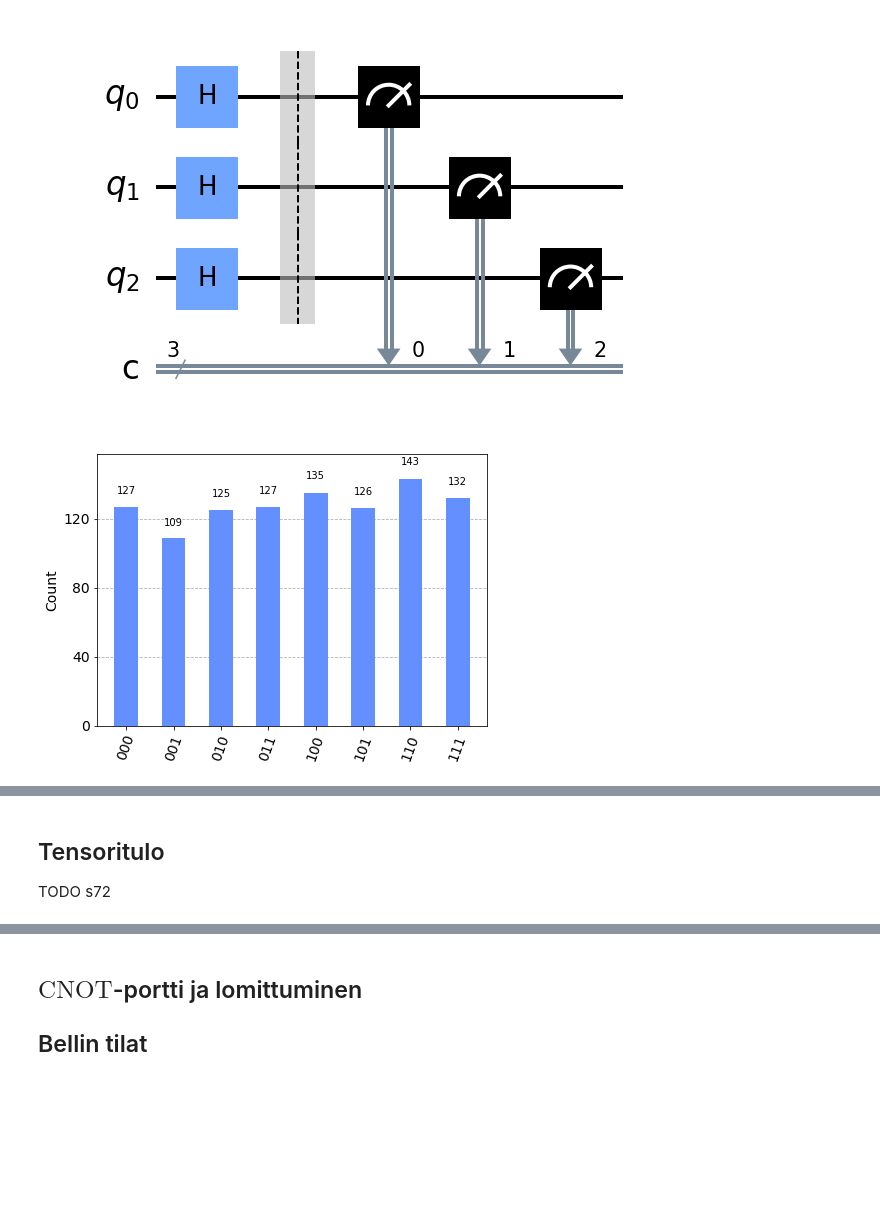
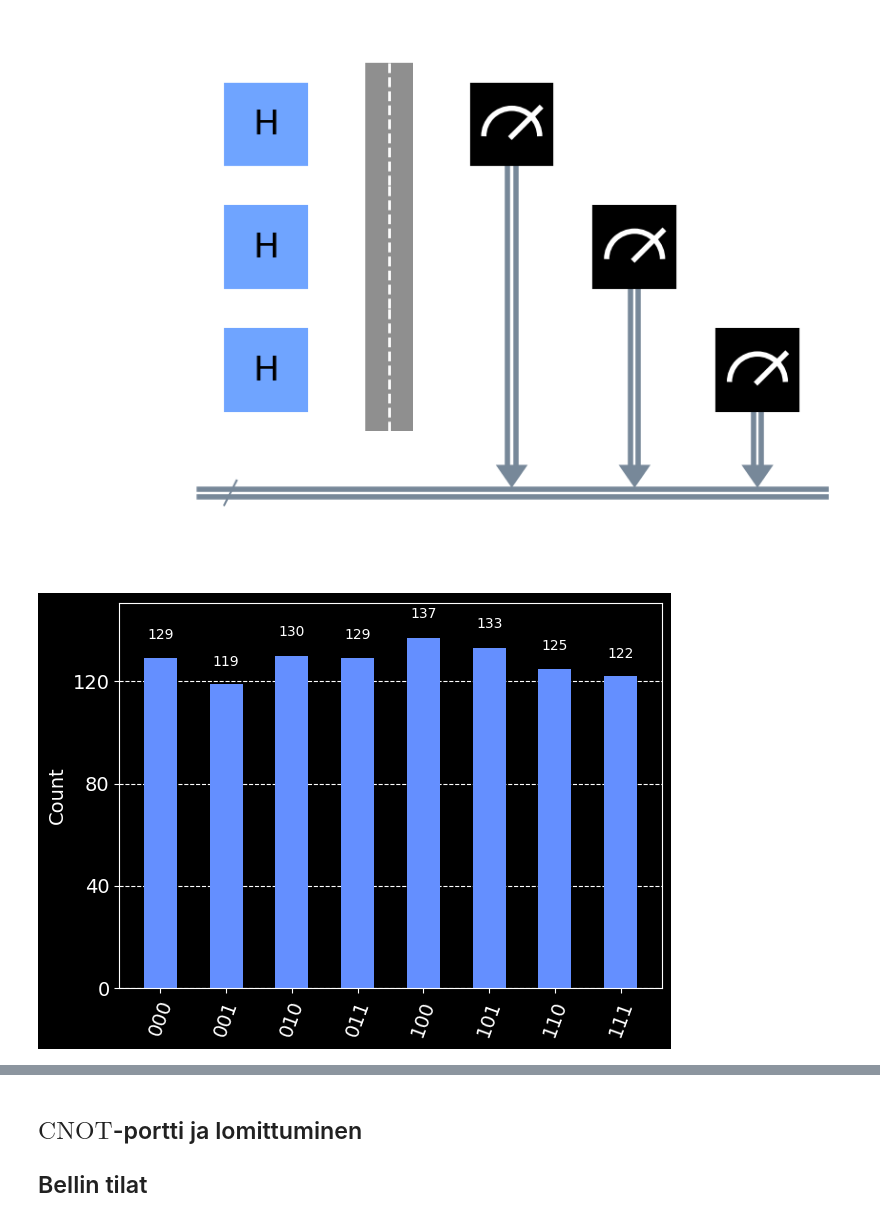
Before and after one commit to otaniemenlukio/kvanttilaskenta2024-kierros3, a Jupyter notebook: kierros3_kvanttilaskenta2023.ipynb, the cells around one changed output, grey strips where cells are left out. Drawn from its saved outputs; the diff is of its cells as text; code cells hidden in the pictures; blank space fills up the shorter version.

```diff
--- a/kierros3_kvanttilaskenta2023.ipynb
+++ b/kierros3_kvanttilaskenta2023.ipynb
@@ -12,6 +27,27 @@ $$\def\Minus{\texttt{-}}$$
 ## Sisältö
 
 TODO
+# %%
+import matplotlib as mpl
+import matplotlib.pyplot as plt
+import numpy as np
+from qiskit import *
+from qiskit.tools.visualization import plot_histogram
+from qiskit.visualization import array_to_latex
+from IPython.display import Math
+
+plt.style.use('dark_background')
+style = {
+    "backgroundcolor": "#00000000",
+    "textcolor": "#FFFFFFFF",
+    "linecolor": "#FFFFFFFF",
+    "gatetextcolor": "#FFFFFFFF",
+    "barrierfacecolor": "#44444444",
+}
+
+# jos tarvitset vaalean väriteeman niin poista # kommenttimerkit seuraavilta riveiltä
+# mpl.rcParams.update(mpl.rcParamsDefault)
+# style = None
 # %% [markdown]
 ## Usean kubitin piiri
 
@@ -130,22 +166,19 @@ Jos bittijonoa ajatellaan lukuna binääriesityksessä, pienempi indeksi vastaa
 
 Seuraavassa kvanttipiirissä on kolme kubittia, jotka kaikki pyöritetään $\ket \Plus$ tilaan Hadamard-porteilla. Intuition mukaan kyseisen piirin kubittien mittaukset ovat toisistaan riippumattomia tapahtumia, koska kubitit eivät vuorovaikuta keskenään — piirissä ei siis esiinny **lomittumista**. Miltä näyttäisi mittaustulosten todennäköisyysjakauma?
 # %%
-from qiskit import *
-from qiskit.tools.visualization import plot_histogram
-
 circuit = QuantumCircuit(3, 3) # 3 kubittia, 3 bitin klassinen rekisteri
 
 circuit.h([0, 1, 2]) # operoidaan Hadamardilla kaikkiin kubitteihin
 
 circuit.measure_all(add_bits=False)
-display(circuit.draw(output='mpl', scale=2))
+display(circuit.draw(output='mpl', scale=2, style=style))
 
 simulator = Aer.get_backend('qasm_simulator')
 result = execute(circuit, backend=simulator).result()
 plot_histogram(result.get_counts(circuit))
 # %% [output]
-[figure, old version]
+[figure, new version]
-[figure, old version]
+[figure, new version]
 # %% [markdown]
 Yllä olevan koodin piirtämät mittaustulokset muodostavat tasaisen todennäköisyysjakauman (laskennallisessa mittauskannassa). Jokainen pylväs vastaa eri kollektiivista mittaustulosta. Mittaustulos `100` tarkoittaa, että kubitti $q_2$ (alin) havaittiin tilassa $\ket 1$ ja muut tilassa $\ket 0$.
 
@@ -188,7 +221,3 @@ P(\ket{000}) &=& \left|\braket{000 | \Plus\Plus\Plus}\right|^2 \\
 $$
 
 Tätä laskennallisten kantatilojen tasaista superpositiota $\ket{\Plus\mathellipsis\Plus}$ käytetään paljon kvanttialgoritmeissä.
-# %% [markdown]
-## Tensoritulo
-
-TODO s72
```
Also changed, not shown: parts of 5 cells of this notebook.
